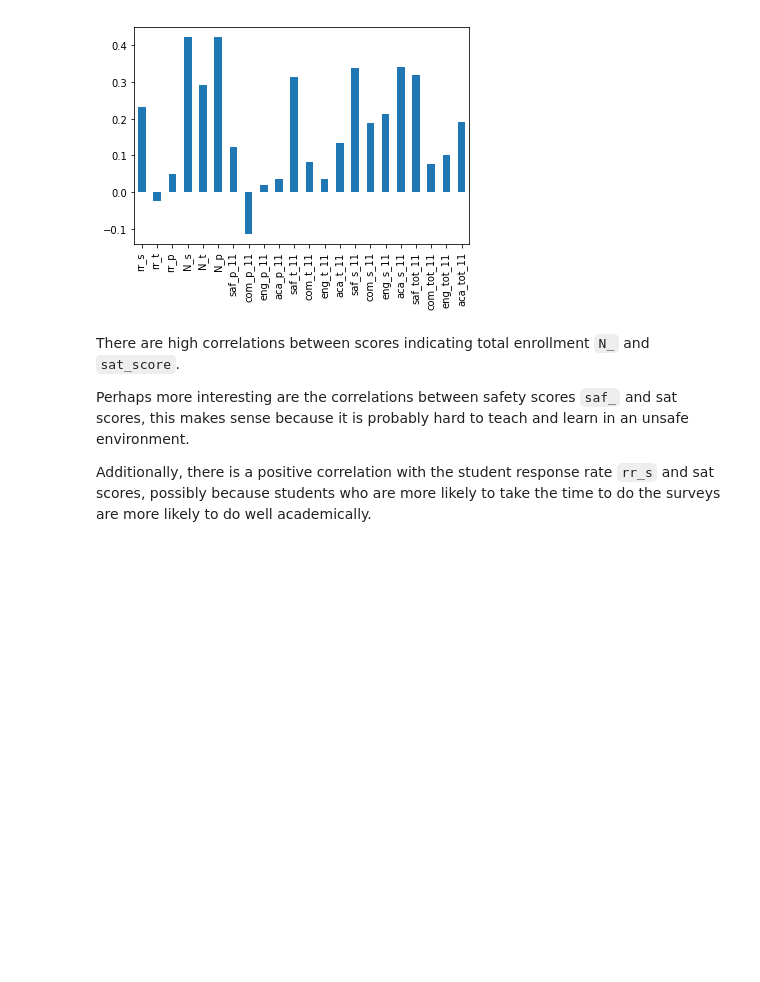
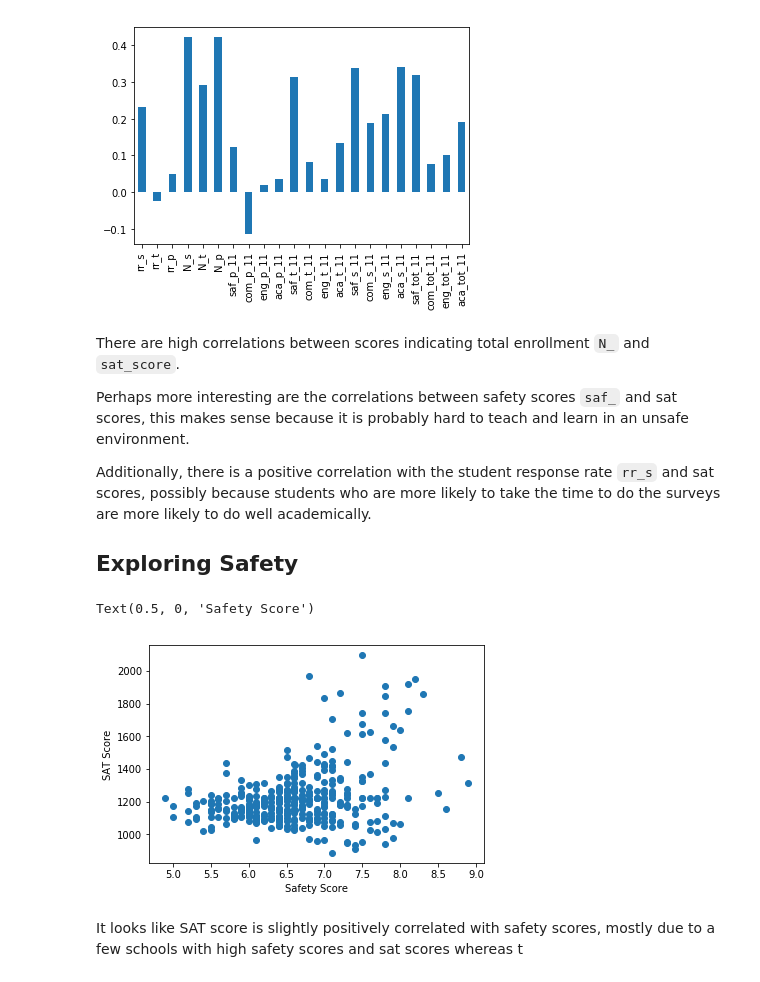
Before and after one commit to hsdistefa/nyc-school-analysis, a Jupyter notebook: Schools.ipynb, the cells around one changed output. Cells and saved outputs as stored; diff of their text form; code cells hidden in the pictures; blank space fills up the shorter version.

Commit message:
Added safety score analysis

```diff
--- a/Schools.ipynb
+++ b/Schools.ipynb
@@ -186,3 +188,14 @@ There are high correlations between scores indicating total enrollment `N_` and
 Perhaps more interesting are the correlations between safety scores `saf_` and sat scores, this makes sense because it is probably hard to teach and learn in an unsafe environment.
 
 Additionally, there is a positive correlation with the student response rate `rr_s` and sat scores, possibly because students who are more likely to take the time to do the surveys are more likely to do well academically.
+
+## Exploring Safety
+# %%
+plt.scatter(combined['saf_s_11'], combined['sat_score'])
+plt.ylabel('SAT Score')
+plt.xlabel('Safety Score')
+# %% [output]
+Text(0.5, 0, 'Safety Score')
+[figure, added]
+# %% [markdown]
+It looks like SAT score is slightly positively correlated with safety scores, mostly due to a few schools with high safety scores and sat scores whereas t
```
Also changed, not shown: parts of 3 cells of this notebook.
